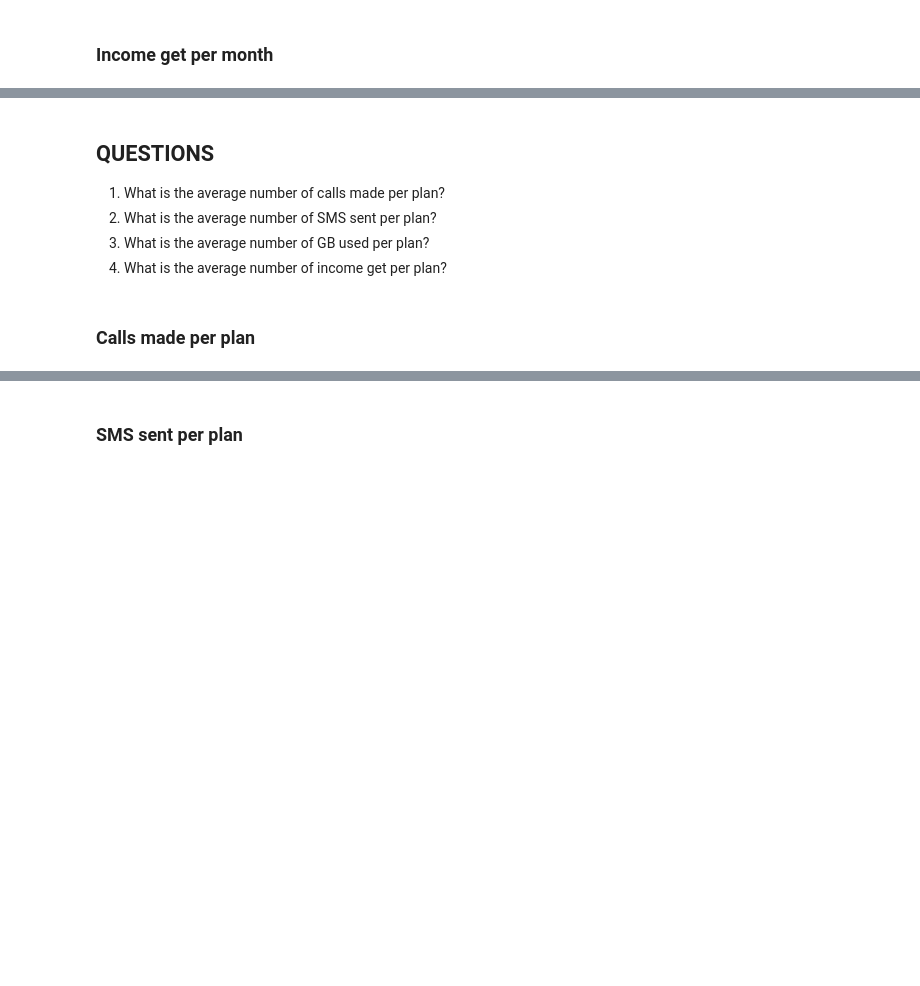
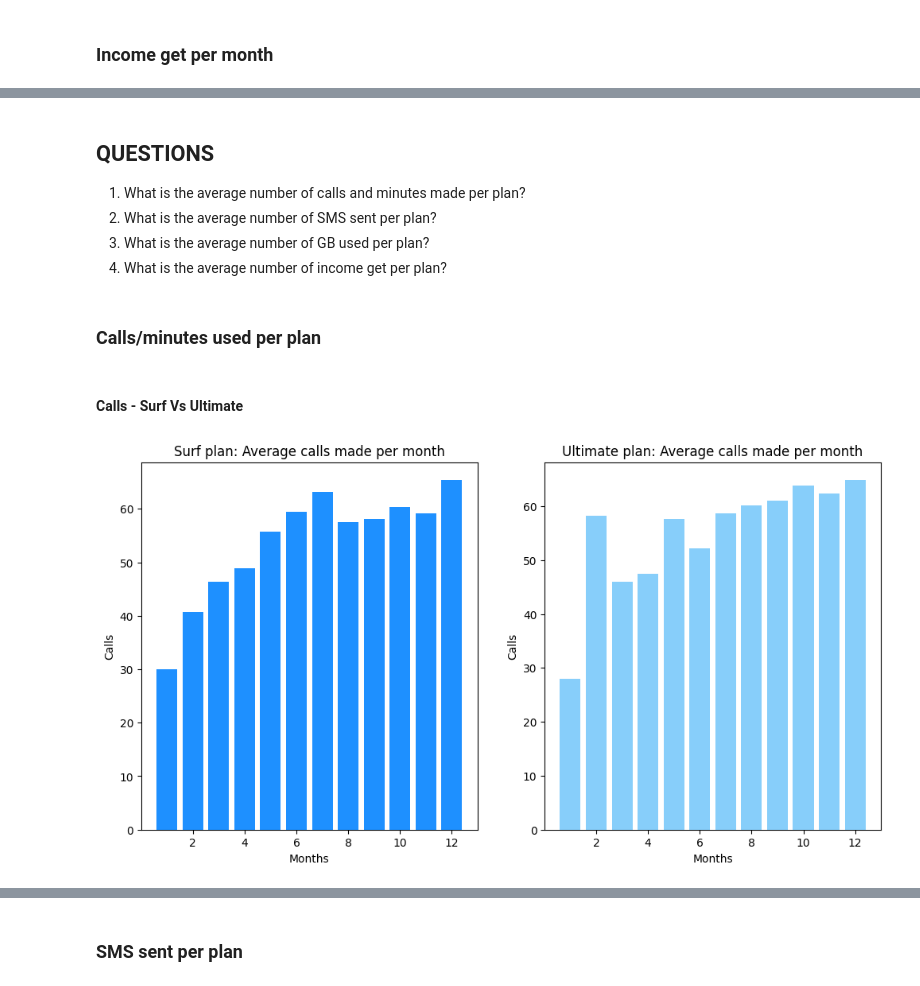
Before and after one commit to Calarioz/DA_Telecom, a Jupyter notebook: Jupyter.ipynb, the cells around one changed output, grey strips where cells are left out. Drawn from its saved outputs; the diff is of its cells as text; code cells hidden in the pictures; blank space fills up the shorter version.

```diff
--- a/Jupyter.ipynb
+++ b/Jupyter.ipynb
@@ -509,9 +535,9 @@ df_summary
 # %% [markdown]
 ## QUESTIONS
 
-1. What is the average number of calls made per plan?
+1. What is the average number of calls and minutes made per plan?
 2. What is the average number of SMS sent per plan?
 3. What is the average number of GB used per plan?
 4. What is the average number of income get per plan?
 # %% [markdown]
-### Calls made per plan
+### Calls/minutes used per plan
@@ -517,0 +629,19 @@ df_summary
+# %% [markdown]
+#### Calls - Surf Vs Ultimate
+# %%
+# Getting Dataset
+calls_mean = df_summary.groupby(['month','plan_name'])['calls'].mean().reset_index()
+
+# Plans
+surf_mean_calls = calls_mean[calls_mean['plan_name'] == 'surf']
+ultimate_mean_calls = calls_mean[calls_mean['plan_name'] == 'ultimate']
+
+comparative_plans_bar_char(set_1 = surf_mean_calls,
+                           color_1 = 'dodgerblue',
+                           set_2 = ultimate_mean_calls,
+                           color_2 = 'lightskyblue',
+                           field = 'calls',
+                           y_label = 'Calls',
+                           title = 'Average calls made per month')
+# %% [output]
+[figure, added]
```
Also changed, not shown: parts of 34 cells of this notebook.
